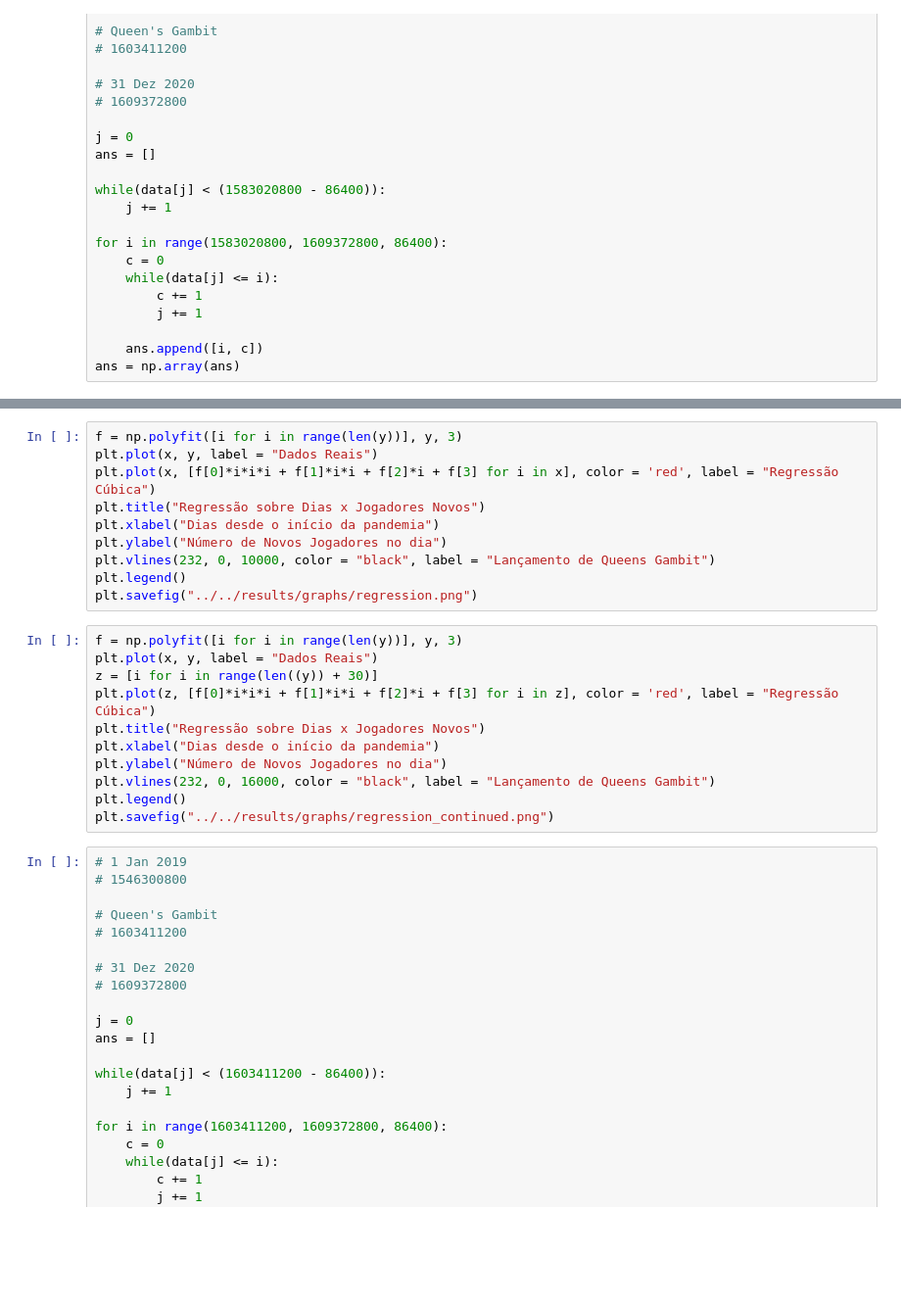
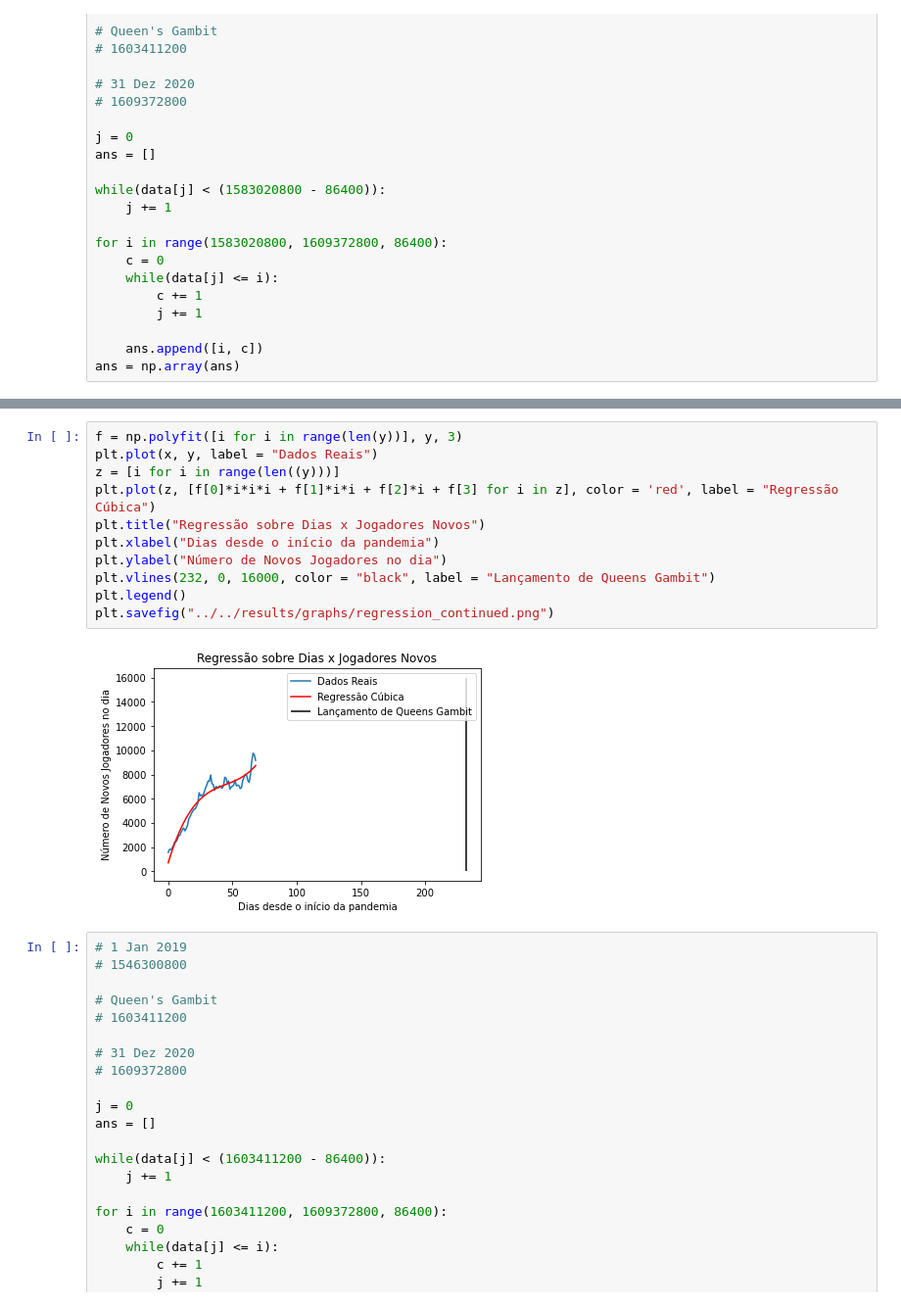
Before and after one commit to pdrsa/chess_covid, a Jupyter notebook: code/analysis/regression.ipynb, the cells around one changed output, grey strips where cells are left out. Shown: that part at 98% size. Saved outputs shown, nothing was run; the diff lists cells and outputs as text; blank space fills up the shorter version.

```diff
--- a/code/analysis/regression.ipynb
+++ b/code/analysis/regression.ipynb
@@ -76,24 +91,16 @@ print()
 # %%
 f = np.polyfit([i for i in range(len(y))], y, 3)
 plt.plot(x, y, label = "Dados Reais")
-plt.plot(x, [f[0]*i*i*i + f[1]*i*i + f[2]*i + f[3] for i in x], color = 'red', label = "Regressão Cúbica")
+z = [i for i in range(len((y)))]
+plt.plot(z, [f[0]*i*i*i + f[1]*i*i + f[2]*i + f[3] for i in z], color = 'red', label = "Regressão Cúbica")
 plt.title("Regressão sobre Dias x Jogadores Novos")
 plt.xlabel("Dias desde o início da pandemia")
 plt.ylabel("Número de Novos Jogadores no dia")
-plt.vlines(232, 0, 10000, color = "black", label = "Lançamento de Queens Gambit")
+plt.vlines(232, 0, 16000, color = "black", label = "Lançamento de Queens Gambit")
 plt.legend()
-plt.savefig("../../results/graphs/regression.png")
+plt.savefig("../../results/graphs/regression_continued.png")
+# %% [output]
+[figure, added]
-# %%
-f = np.polyfit([i for i in range(len(y))], y, 3)
-plt.plot(x, y, label = "Dados Reais")
-z = [i for i in range(len((y)) + 30)]
-plt.plot(z, [f[0]*i*i*i + f[1]*i*i + f[2]*i + f[3] for i in z], color = 'red', label = "Regressão Cúbica")
-plt.title("Regressão sobre Dias x Jogadores Novos")
-plt.xlabel("Dias desde o início da pandemia")
-plt.ylabel("Número de Novos Jogadores no dia")
-plt.vlines(232, 0, 16000, color = "black", label = "Lançamento de Queens Gambit")
-plt.legend()
-plt.savefig("../../results/graphs/regression_continued.png")
 # %%
 # 1 Jan 2019
 # 1546300800
```
Also changed, not shown: parts of 6 cells of this notebook.
